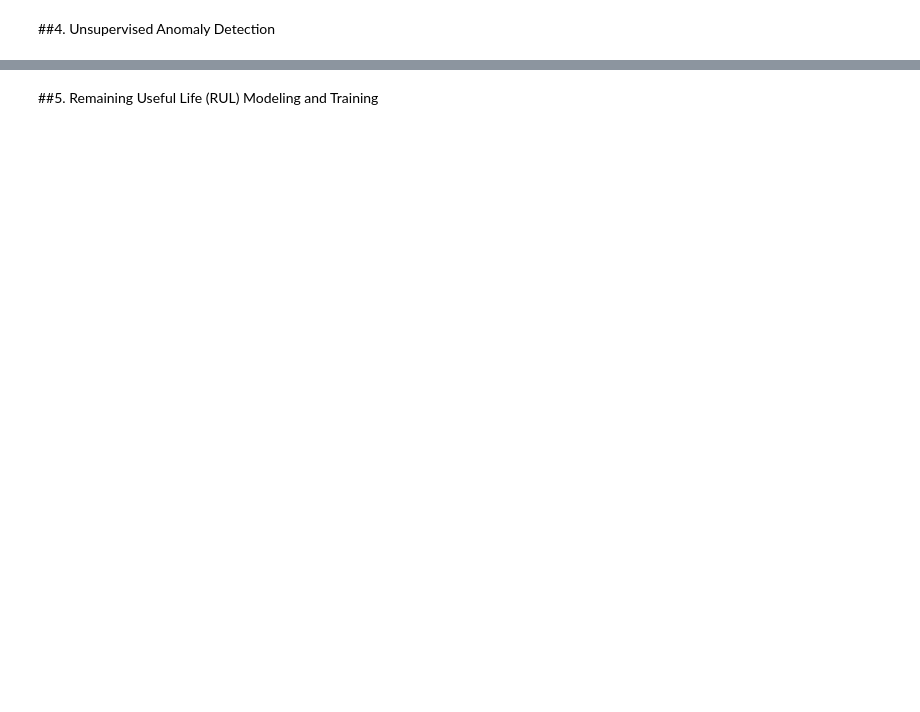
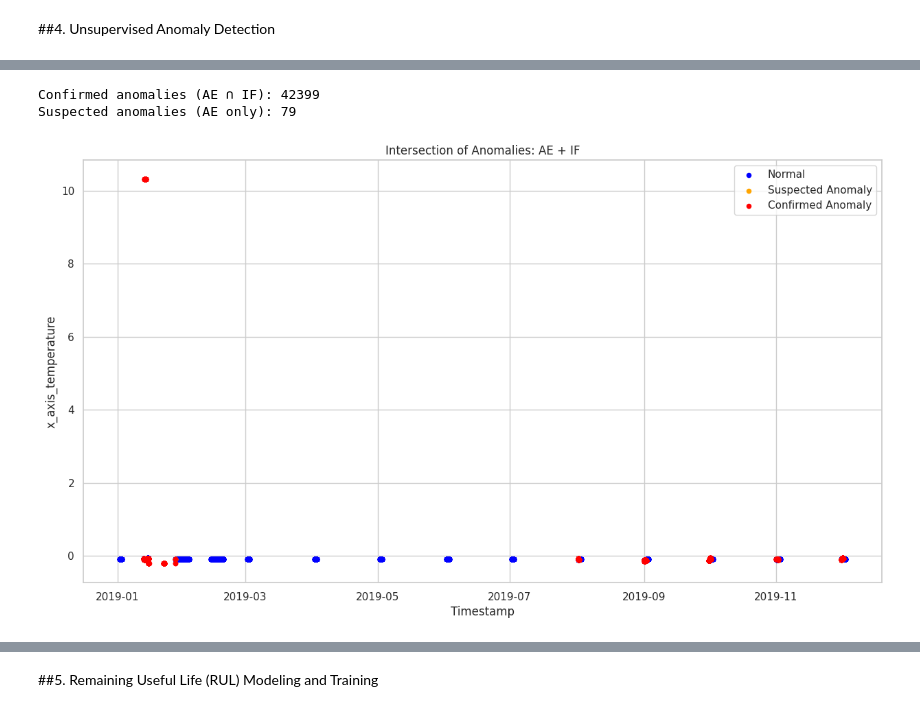
Before and after one commit to FurkiKARA/Predictive_Maintenance, a Jupyter notebook: Predictive_Maintenance_2.ipynb, the cells around one changed output, grey strips where cells are left out. Drawn from its saved outputs; the diff is of its cells as text; code cells hidden in the pictures; blank space fills up the shorter version.

```diff
--- a/Predictive_Maintenance_2.ipynb
+++ b/Predictive_Maintenance_2.ipynb
@@ -559,0 +755,35 @@ timestamp
+# %%
+# 0 = normal, 1 = suspected anomaly (AE only), 2 = confirmed anomaly (IF and AE)
+df['final_anomaly'] = 0
+
+# AE only
+ae_only_mask = (df['AE_anomaly'] == 1) & (df['IF_anomaly'] == 1)
+df.loc[ae_only_mask, 'final_anomaly'] = 1  # Suspected anomaly
+
+# Intersection of AE and IF
+intersection_mask = (df['AE_anomaly'] == 1) & (df['IF_anomaly'] == -1)
+df.loc[intersection_mask, 'final_anomaly'] = 2  # Confirmed anomaly
+
+# Count
+print("Confirmed anomalies (AE ∩ IF):", (df['final_anomaly'] == 2).sum())
+print("Suspected anomalies (AE only):", (df['final_anomaly'] == 1).sum())
+
+# Visualize
+plt.figure(figsize=(15,8))
+colors = {0:'blue', 1:'orange', 2:'red'}
+labels = {0:'Normal', 1:'Suspected Anomaly', 2:'Confirmed Anomaly'}
+
+for label in [0,1,2]:
+    subset = df[df['final_anomaly'] == label]
+    plt.scatter(subset.index, subset['x_axis_temperature'],
+                color=colors[label], label=labels[label], s=20)
+
+plt.title("Intersection of Anomalies: AE + IF")
+plt.xlabel("Timestamp")
+plt.ylabel("x_axis_temperature")
+plt.legend()
+plt.show()
+# %% [output]
+Confirmed anomalies (AE ∩ IF): 42399
+Suspected anomalies (AE only): 79
+[figure, added]
```
Also changed, not shown: parts of 30 cells of this notebook.
